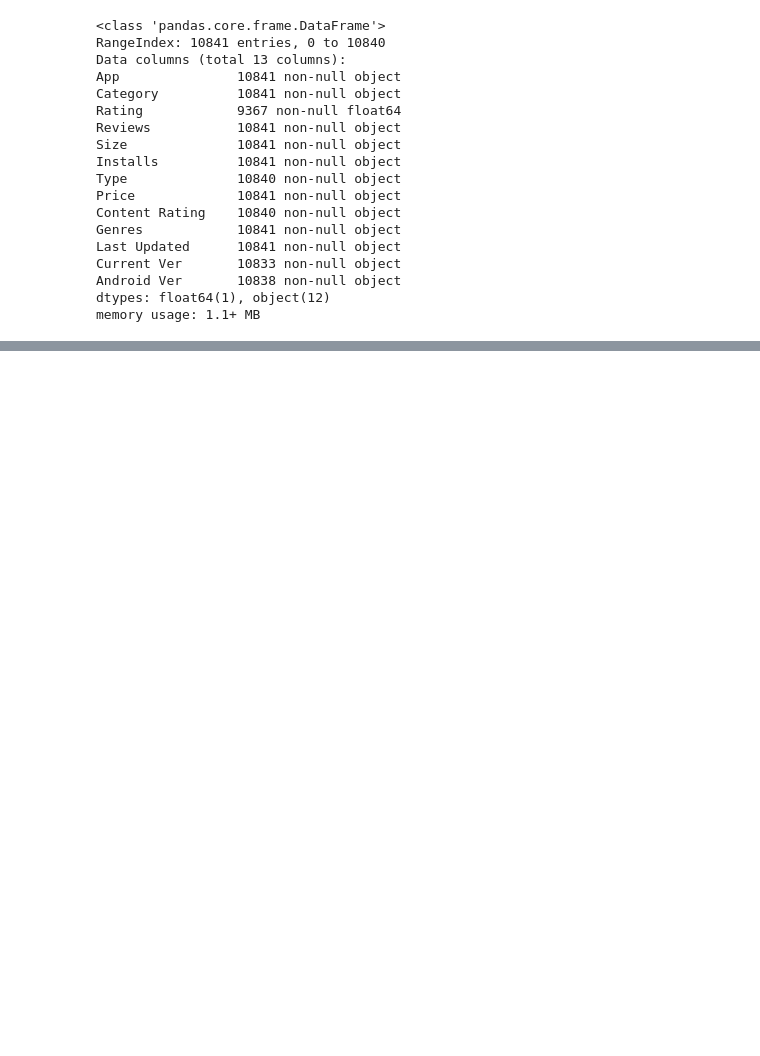
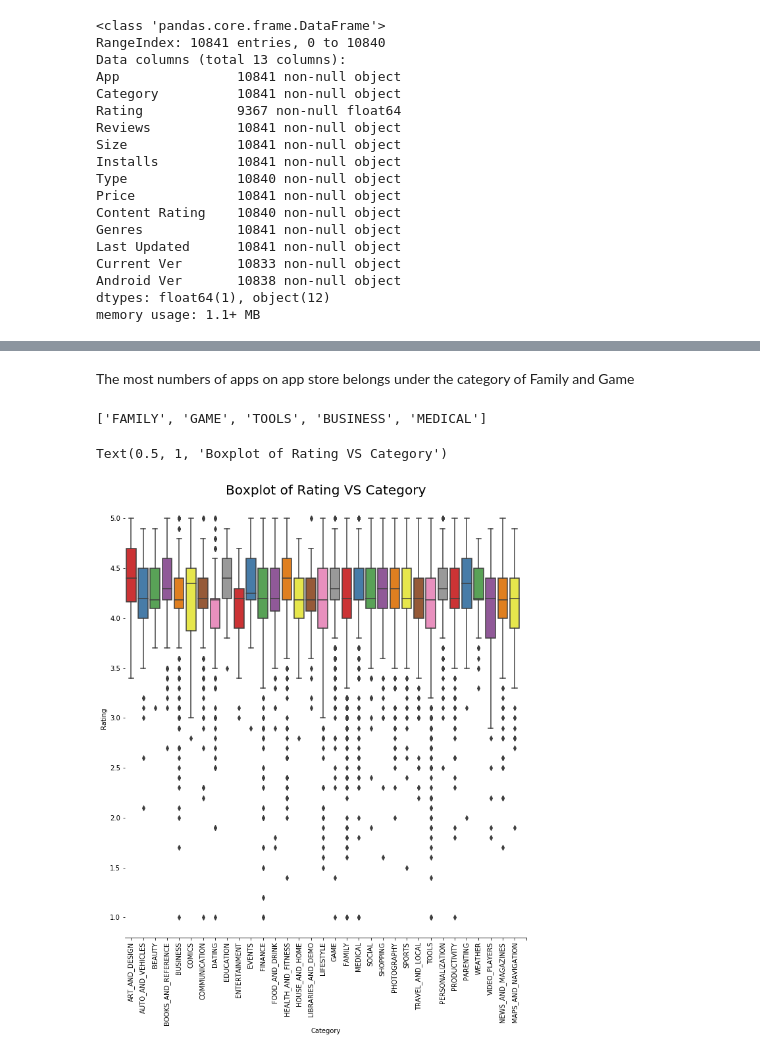
Before and after one commit to Rimshamaredia/CSCE-421-Project, a Jupyter notebook: Untitled.ipynb, the cells around one changed output, grey strips where cells are left out. Cells and saved outputs as stored; diff of their text form; code cells hidden in the pictures; blank space fills up the shorter version.

Commit message:
Data cleaning in process

```diff
--- a/Untitled.ipynb
+++ b/Untitled.ipynb
@@ -88,0 +85,8 @@ data = data.drop_duplicates()
+# %%
+from sklearn.impute import SimpleImputer
+# Replace "NaN" with mean
+imputer = SimpleImputer()
+data['Rating'] = imputer.fit_transform(data[['Rating']])
+# Rounding the mean value to 1 decimal place
+data['Rating'].round(1)
+data.dropna(axis=0, inplace=True)
@@ -88,0 +125,19 @@ data = data.drop_duplicates()
+# %% [markdown]
+The most numbers of apps on app store belongs under the category of Family and Game
+# %%
+# Get the count of top 5 most installed apps
+data['Category'].value_counts()[:5].index.tolist()
+# %% [output]
+['FAMILY', 'GAME', 'TOOLS', 'BUSINESS', 'MEDICAL']
+# %%
+#Boxplot of each category
+g = sns.catplot(x="Category",y="Rating",data=data, kind="box", height = 10 ,
+palette = "Set1")
+g.despine(left=True)
+g.set_xticklabels(rotation=90)
+g.set( xticks=range(0,34))
+g = g.set_ylabels("Rating")
+plt.title('Boxplot of Rating VS Category',size = 20)
+# %% [output]
+Text(0.5, 1, 'Boxplot of Rating VS Category')
+[figure, added]
```
Also changed, not shown: parts of 14 cells of this notebook.
